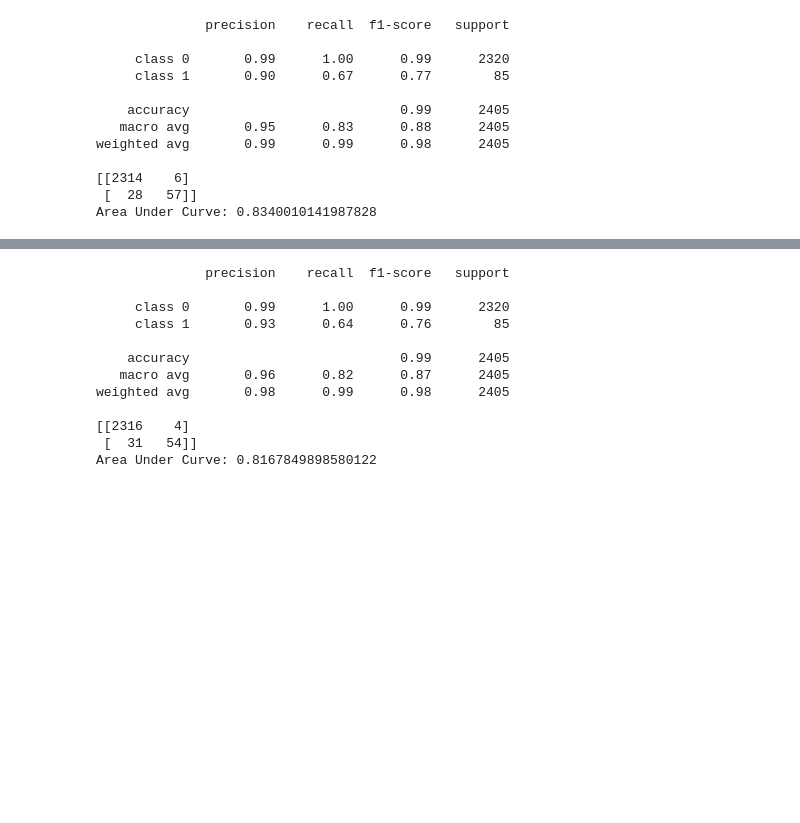
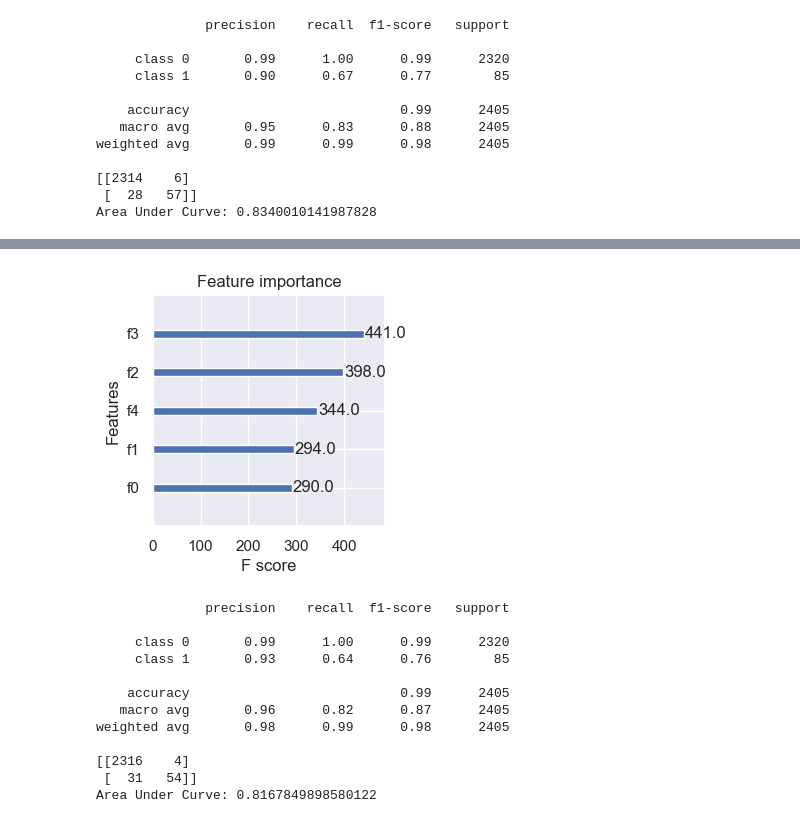
Before and after one commit to mashahin/predictive-maintenance, a Jupyter notebook: predictive_maintenance.ipynb, the cells around one changed output, grey strips where cells are left out. Saved outputs shown, nothing was run; the diff lists cells and outputs as text; code cells hidden in the pictures; blank space fills up the shorter version.

```diff
--- a/predictive_maintenance.ipynb
+++ b/predictive_maintenance.ipynb
@@ -482,3 +483,10 @@ plt.show()
+# %%
+# plot feature importance using built-in xgboost functionality
+from xgboost import plot_importance
+plot_importance(xgb)
+plt.show()
+# %% [output]
+[figure, added]
 # %%
 # LightGBM
 from lightgbm import LGBMClassifier
```
Also changed, not shown: parts of 2 cells of this notebook.
